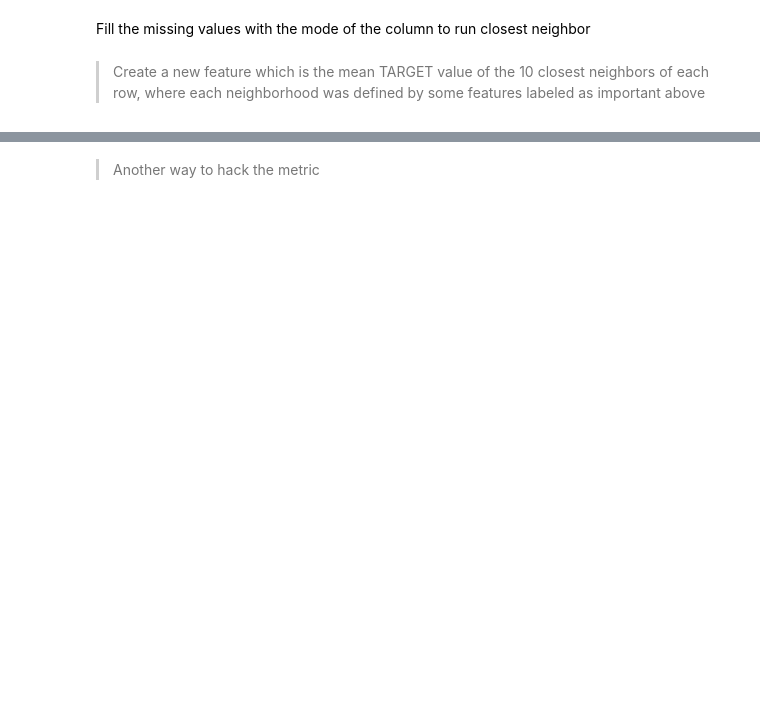
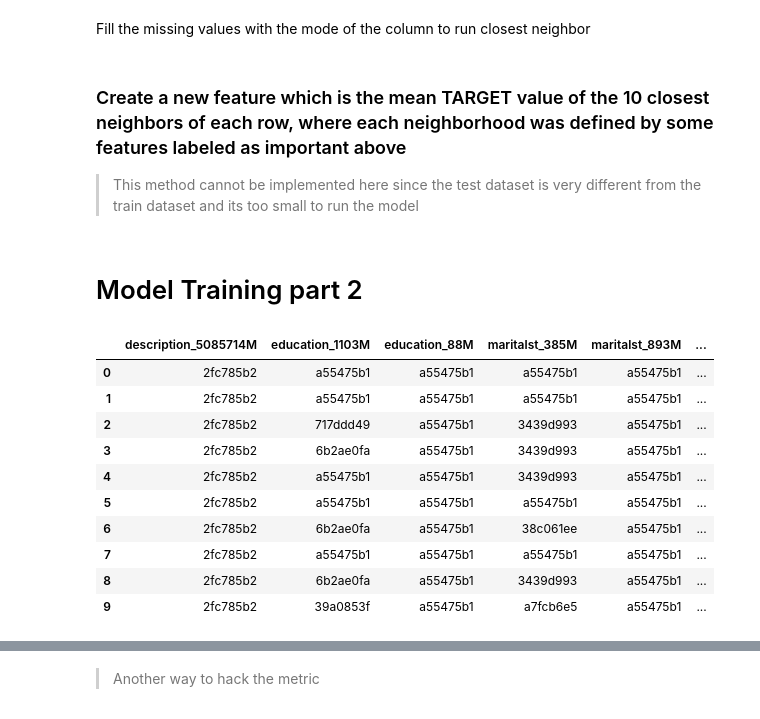
Before and after one commit to idsts2670/kaggle, a Jupyter notebook: home-credit-risk-model-stability/home-credit-risk-model-stability.ipynb, the cells around one changed output, grey strips where cells are left out. Drawn from its saved outputs; the diff is of its cells as text; code cells hidden in the pictures; blank space fills up the shorter version.

```diff
--- a/home-credit-risk-model-stability/home-credit-risk-model-stability.ipynb
+++ b/home-credit-risk-model-stability/home-credit-risk-model-stability.ipynb
@@ -1303,7 +1310,7 @@ from sklearn.preprocessing import LabelEncoder
 def feature_eng_v1(df: pl.DataFrame) -> pl.DataFrame:
 
     # Filter to retain only string columns
-    str_columns = [name for name, dtype in df[columns].schema.items() if dtype == pl.Utf8]
+    str_columns = [name for name, dtype in df[important_columns].schema.items() if dtype == pl.Utf8]
 
     # Select only the string type columns from the dataframe
     df_str = df.select(str_columns).to_pandas()
@@ -1333,7 +1340,7 @@ def extract_mappings(encoders):
         label_to_int = {label: idx for idx, label in enumerate(encoder.classes_)}
 
         # Ensure that your null placeholder is also included if it's not in the training data
-        label_to_int['-999'] = -999
+        # label_to_int['-999'] = -999
         mappings[column] = label_to_int
 
     return mappings
@@ -1349,10 +1356,10 @@ df_test = df_test.with_columns([
 
 
 # Continue using Polars to apply the mappings
-def apply_mappings(df, mappings):
+def apply_mappings(df: pl.DataFrame, mappings) -> pl.DataFrame:
     for column, mapping in mappings.items():
 
-        # Handle columns that exist in the mapping
+        # Handle important_columns that exist in the mapping
         if column in df.columns:
             df = df.with_columns(
                 pl.col(column).apply(lambda x: mapping.get(x, -999)).alias(column)
@@ -1368,3 +1375,6 @@ df_test = df_test.with_columns(
     pl.col('max_sex_738L').cast(pl.Int64),
     pl.col('max_incometype_1044T').cast(pl.Int64)
 )
+
+# Reduce memory usage by changing the data types
+df_test.pipe(Utility.reduce_memory_usage, "df_test")
@@ -1451,24 +1387,25 @@ Fill the missing values with the mode of the column to run closest neighbor
 #     print(selected_df_pd[col].mode())
 # %%
 # Filling missing values in original train data
-for col in selected_df_pd.columns:
+# pl.DataFrame -> pl.DataFrame
+for col in important_columns:
     df_train = df_train.with_columns(pl.col(col).fill_null(pl.col(col).median()))
     df_test = df_test.with_columns(pl.col(col).fill_null(pl.col(col).median()))
 # %% [markdown]
->Create a new feature which is the mean TARGET value of the 10 closest neighbors of each row, where each neighborhood was defined by some features labeled as important above
+### Create a new feature which is the mean TARGET value of the 10 closest neighbors of each row, where each neighborhood was defined by some features labeled as important above
+> This method cannot be implemented here since the test dataset is very different from the train dataset and its too small to run the model
 # %%
-# columns are selected based on the importance of the features
-columns = ['price_1097A', 'max_sex_738L', 'pmtnum_254L',
+from sklearn.neighbors import NearestNeighbors
+
+# important_columns are selected based on the importance of the features
+important_columns = ['price_1097A', 'max_sex_738L', 'pmtnum_254L',
            'mean_dateofcredstart_739D', 'eir_270L',
            'interestrate_311L', 'max_employedfrom_700D',
            'mean_employedfrom_700D', 'max_dateofcredstart_739D', 'max_incometype_1044T']
-# selected_df = df_train[columns]
-
-# df_test = df_test.to_pandas()
 
 # Initialize NearestNeighbors
 def Nearest_Neighbors(df):
-    df_array = df[columns].values
+    df_array = df[important_columns].values
     nn = NearestNeighbors(n_neighbors=10, algorithm='auto', metric='manhattan').fit(df_array)
     distances, indices = nn.kneighbors(df_array)
     del df_array
@@ -1479,8 +1416,12 @@ def mean_target_for_neighbors(df, index_row):
     neighbors_indices = indices[index_row]
     return df.iloc[neighbors_indices]['target'].mean()
 
-distances, indices = nn.kneighbors(df_train)
-df_train['neighbors_target_mean_10'] = [mean_target_for_neighbors(df_train, i) for i in range(df_train.shape[0])]
+# df_train = df_train.to_pandas()
+# distances, indices = Nearest_Neighbors(df_train)
+# df_train['neighbors_target_mean_10'] = [mean_target_for_neighbors(df_train, i) for i in range(df_train.shape[0])]
 
+# df_test = df_test.to_pandas()
 # distances, indices = Nearest_Neighbors(df_test)
 # df_test['neighbors_target_mean_10'] = [mean_target_for_neighbors(df_test, i) for i in range(df_test.shape[0])]
+# %% [markdown]
+# Model Training part 2
@@ -1487,3 +1431,17 @@ df_train['neighbors_target_mean_10'] = [mean_target_for_neighbors(df_train, i) f
+# %%
+df_test[cat_cols].iloc[:, :50]
+# %% [output]
+|  | description_5085714M | education_1103M | education_88M | maritalst_385M | maritalst_893M | ... |
+| 0 | 2fc785b2 | a55475b1 | a55475b1 | a55475b1 | a55475b1 | ... |
+| 1 | 2fc785b2 | a55475b1 | a55475b1 | a55475b1 | a55475b1 | ... |
+| 2 | 2fc785b2 | 717ddd49 | a55475b1 | 3439d993 | a55475b1 | ... |
+| 3 | 2fc785b2 | 6b2ae0fa | a55475b1 | 3439d993 | a55475b1 | ... |
+| 4 | 2fc785b2 | a55475b1 | a55475b1 | 3439d993 | a55475b1 | ... |
+| 5 | 2fc785b2 | a55475b1 | a55475b1 | a55475b1 | a55475b1 | ... |
+| 6 | 2fc785b2 | 6b2ae0fa | a55475b1 | 38c061ee | a55475b1 | ... |
+| 7 | 2fc785b2 | a55475b1 | a55475b1 | a55475b1 | a55475b1 | ... |
+| 8 | 2fc785b2 | 6b2ae0fa | a55475b1 | 3439d993 | a55475b1 | ... |
+| 9 | 2fc785b2 | 39a0853f | a55475b1 | a7fcb6e5 | a55475b1 | ... |
 # %%
 X = df_train.drop(columns=["target", "case_id", "week_num"])
 y = df_train["target"]
```
Also changed, not shown: parts of 39 cells of this notebook, 2 other files.
